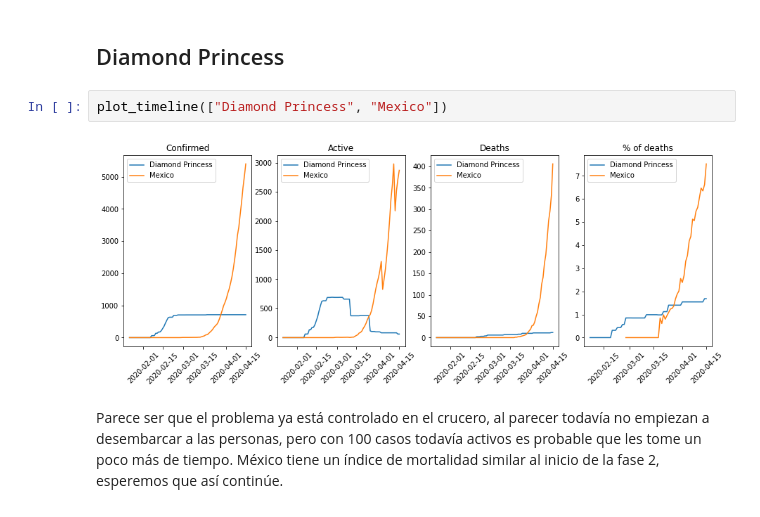
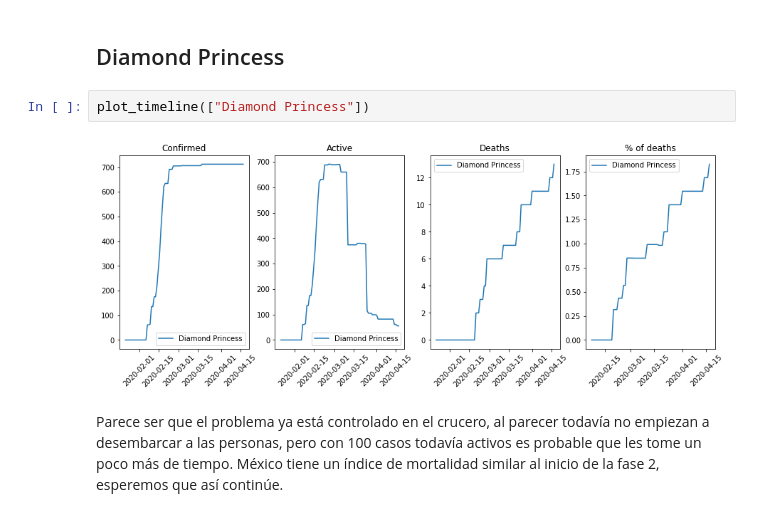
Before and after one commit to garaged/covid19-dataview, a Jupyter notebook: covid-19 pomber data set.ipynb, the cells around one changed output. Cells and saved outputs as stored; diff of their text form.

```diff
--- a/covid-19 pomber data set.ipynb
+++ b/covid-19 pomber data set.ipynb
@@ -569,9 +608,9 @@ plot_timeline(c_list, figsize=(25,10))
 # %% [markdown]
 ## Diamond Princess
 # %%
-plot_timeline(["Diamond Princess", "Mexico"])
+plot_timeline(["Diamond Princess"])
 # %% [output]
-[figure, old version]
+[figure, new version]
 # %% [markdown]
 Parece ser que el problema ya está controlado en el crucero, al parecer todavía no empiezan a desembarcar a las personas, pero con 100 casos todavía activos es probable que les tome un poco más de tiempo. México tiene un índice de mortalidad similar al inicio de la fase 2, esperemos que así continúe.
 # %% [markdown]
```
Also changed, not shown: parts of 65 cells of this notebook, 1 other file.
